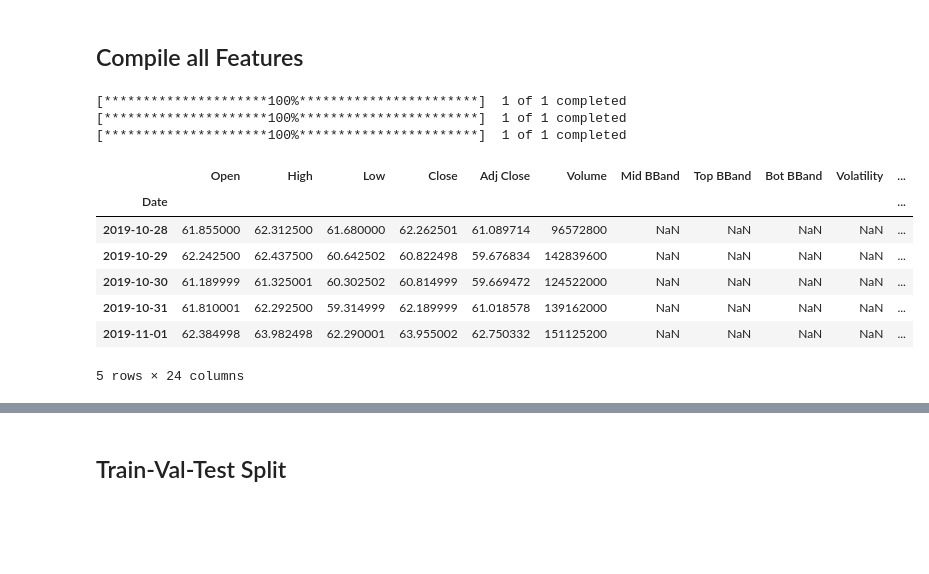
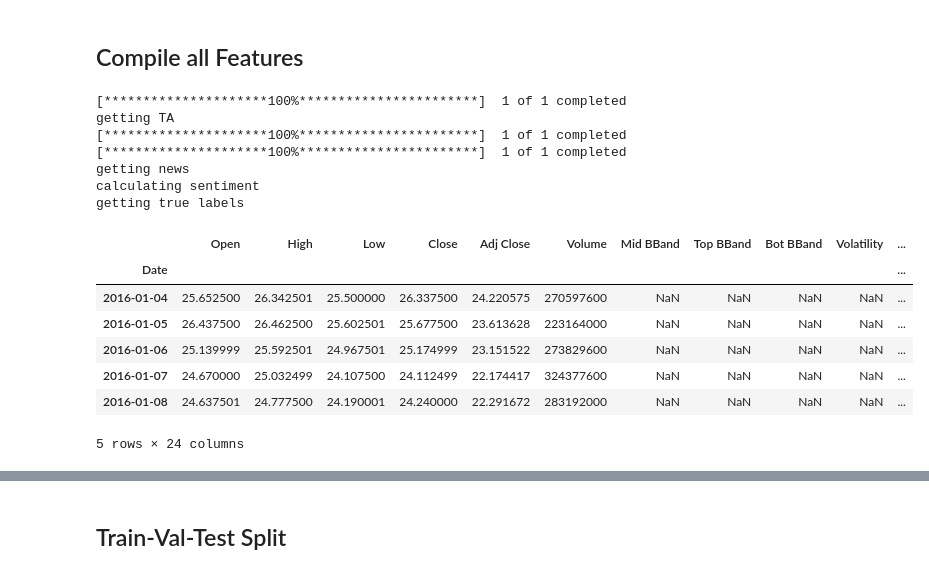
Before and after one commit to rudragarg/lstm_trading, a Jupyter notebook: project.ipynb, the cells around one changed output, grey strips where cells are left out. Drawn from its saved outputs; the diff is of its cells as text; code cells hidden in the pictures; blank space fills up the shorter version.

```diff
--- a/project.ipynb
+++ b/project.ipynb
@@ -59,7 +79,7 @@ We will be using Yahoo Finance in order to find the ticker data. This data will
 - **Close**: Price of stock at end of Date/Datetime
 - **Adj Close**: Close price adjusted due to corporate actions such as dividend payouts, stock splits, or the issuance of more shares
 # %%
-def get_data(symbol, interval = "1d", start_date = "2019-10-26", end_date = "2022-01-26"):
+def get_data(symbol, interval = "1d", start_date = "2016-01-01", end_date = "2021-12-31"):
 
     '''
     Returns asset information
@@ -548,30 +568,39 @@ def get_labels(data, window_size=11):
 # %%
 symbol = "AAPL"
 
 data = get_data(symbol)
 data.head()
 
+print("getting TA")
 data = get_TA(data)
 
+print("getting news")
 current = get_current_headlines(symbol)
 past = get_past_headlines(symbol)
 
 news = pd.concat([current, past])
+print("calculating sentiment")
+
 data = get_sentiment(data, news)
 
-data = get_labels(data)
+print("getting true labels")
+data = get_labels(data, window_size=5)
 data.head()
 # %% [output]
+[*********************100%***********************]  1 of 1 completed
+getting TA
 [*********************100%***********************]  1 of 1 completed
 [*********************100%***********************]  1 of 1 completed
-[*********************100%***********************]  1 of 1 completed
+getting news
+calculating sentiment
+getting true labels
 |  | Open | High | Low | Close | Adj Close | Volume | Mid BBand | Top BBand | Bot BBand | Volatility | ... |
 | Date |  |  |  |  |  |  |  |  |  |  | ... |
-| 2019-10-28 | 61.855000 | 62.312500 | 61.680000 | 62.262501 | 61.089714 | 96572800 | NaN | NaN | NaN | NaN | ... |
-| 2019-10-29 | 62.242500 | 62.437500 | 60.642502 | 60.822498 | 59.676834 | 142839600 | NaN | NaN | NaN | NaN | ... |
-| 2019-10-30 | 61.189999 | 61.325001 | 60.302502 | 60.814999 | 59.669472 | 124522000 | NaN | NaN | NaN | NaN | ... |
-| 2019-10-31 | 61.810001 | 62.292500 | 59.314999 | 62.189999 | 61.018578 | 139162000 | NaN | NaN | NaN | NaN | ... |
-| 2019-11-01 | 62.384998 | 63.982498 | 62.290001 | 63.955002 | 62.750332 | 151125200 | NaN | NaN | NaN | NaN | ... |
+| 2016-01-04 | 25.652500 | 26.342501 | 25.500000 | 26.337500 | 24.220575 | 270597600 | NaN | NaN | NaN | NaN | ... |
+| 2016-01-05 | 26.437500 | 26.462500 | 25.602501 | 25.677500 | 23.613628 | 223164000 | NaN | NaN | NaN | NaN | ... |
+| 2016-01-06 | 25.139999 | 25.592501 | 24.967501 | 25.174999 | 23.151522 | 273829600 | NaN | NaN | NaN | NaN | ... |
+| 2016-01-07 | 24.670000 | 25.032499 | 24.107500 | 24.112499 | 22.174417 | 324377600 | NaN | NaN | NaN | NaN | ... |
+| 2016-01-08 | 24.637501 | 24.777500 | 24.190001 | 24.240000 | 22.291672 | 283192000 | NaN | NaN | NaN | NaN | ... |
 5 rows × 24 columns
 # %%
 def plot_labels(data, symbol):
```
Also changed, not shown: parts of 57 cells of this notebook, 2 other files.
